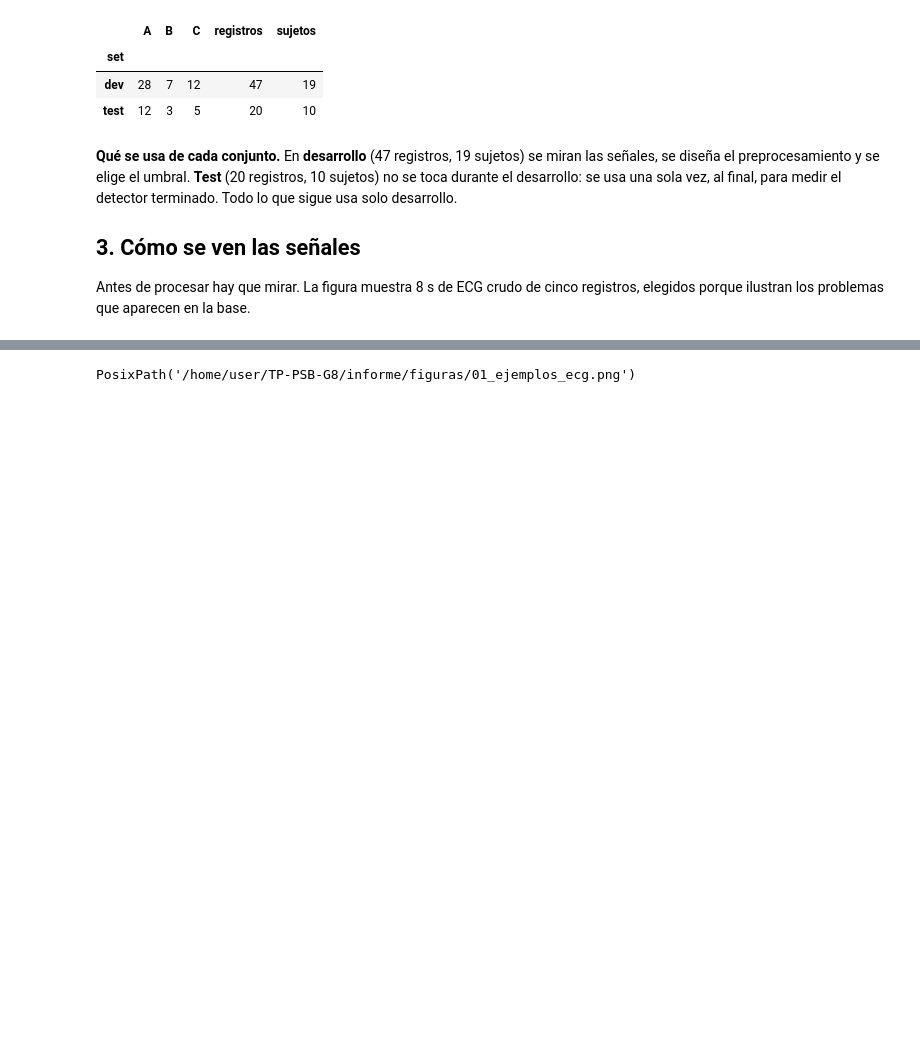
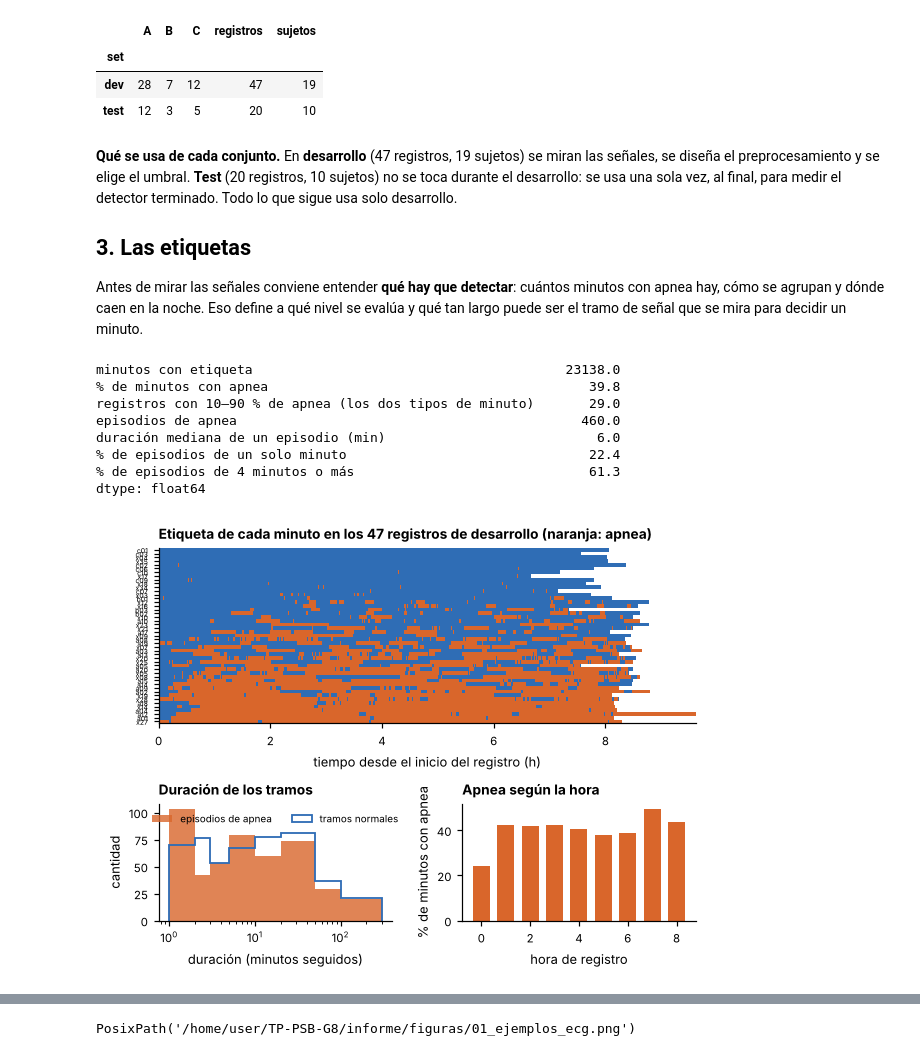
Before and after one commit to afrateitba/PSIB2026Q2-TPS-Grupo08-Frate-Tenca-Weizman, a Jupyter notebook: notebooks/01_base_y_exploracion.ipynb, the cells around one changed output, grey strips where cells are left out. Cells and saved outputs as stored; diff of their text form; code cells hidden in the pictures; blank space fills up the shorter version.

```diff
--- a/notebooks/01_base_y_exploracion.ipynb
+++ b/notebooks/01_base_y_exploracion.ipynb
@@ -116,6 +118,63 @@ La base no identifica a las personas, pero hay registros de la misma persona en
 # %% [markdown]
 **Qué se usa de cada conjunto.** En **desarrollo** (47 registros, 19 sujetos) se miran las señales, se diseña el preprocesamiento y se elige el umbral. **Test** (20 registros, 10 sujetos) no se toca durante el desarrollo: se usa una sola vez, al final, para medir el detector terminado. Todo lo que sigue usa solo desarrollo.
 
-## 3. Cómo se ven las señales
+## 3. Las etiquetas
 
-Antes de procesar hay que mirar. La figura muestra 8 s de ECG crudo de cinco registros, elegidos porque ilustran los problemas que aparecen en la base.
+Antes de mirar las señales conviene entender **qué hay que detectar**: cuántos minutos con apnea hay, cómo se agrupan y dónde caen en la noche. Eso define a qué nivel se evalúa y qué tan largo puede ser el tramo de señal que se mira para decidir un minuto.
+# %%
+etiq = {rec: load_apnea_labels(rec) for rec in DEV}
+orden_rec = sorted(DEV, key=lambda r: (etiq[r][etiq[r] >= 0].mean(), r))
+largo = max(len(v) for v in etiq.values())
+mapa = np.full((len(DEV), largo), np.nan)
+for i, rec in enumerate(orden_rec):
+    v = etiq[rec].astype(float); v[v < 0] = np.nan
+    mapa[i, :len(v)] = v
+
+rachas = {0: [], 1: []}
+for v in etiq.values():
+    v = v[v >= 0]
+    b = np.flatnonzero(np.diff(np.r_[-9, v, -9]) != 0)
+    for a_, e_ in zip(b[:-1], b[1:]):
+        rachas[int(v[a_])].append(e_ - a_)
+por_hora = pd.concat([pd.DataFrame({"hora": np.arange(len(v)) // 60, "apnea": v}) for v in etiq.values()])
+por_hora = por_hora[por_hora.apnea >= 0].groupby("hora").apnea.agg(["mean", "size"])
+por_hora = por_hora[por_hora["size"] >= 300]           # horas con datos de al menos 5 registros
+
+fig = plt.figure(figsize=(ANCHO, 4.4))
+gs = fig.add_gridspec(2, 2, height_ratios=[1.5, 1], hspace=0.55, wspace=0.3)
+ax0 = fig.add_subplot(gs[0, :])
+ax0.imshow(mapa, aspect="auto", interpolation="nearest", extent=[0, largo / 60, len(DEV), 0],
+           cmap=plt.matplotlib.colors.ListedColormap([NORMAL, APNEA]), vmin=0, vmax=1)
+ax0.set_yticks(np.arange(len(DEV)) + 0.5); ax0.set_yticklabels(orden_rec, fontsize=4.5)
+ax0.set(xlabel="tiempo desde el inicio del registro (h)",
+        title="Etiqueta de cada minuto en los 47 registros de desarrollo (naranja: apnea)")
+ax1 = fig.add_subplot(gs[1, 0])
+bins_r = np.r_[1, 2, 3, 5, 10, 20, 50, 100, 300]
+ax1.hist(rachas[1], bins=bins_r, color=APNEA, alpha=0.8, label="episodios de apnea")
+ax1.hist(rachas[0], bins=bins_r, color=NORMAL, histtype="step", lw=1.2, label="tramos normales")
+ax1.set(xscale="log", xlabel="duración (minutos seguidos)", ylabel="cantidad", title="Duración de los tramos")
+ax1.legend(loc="upper center", bbox_to_anchor=(0.5, 1.0), fontsize=6.5, ncol=2)
+ax2 = fig.add_subplot(gs[1, 1])
+ax2.bar(por_hora.index, 100 * por_hora["mean"], color=APNEA, width=0.7)
+ax2.set(xlabel="hora de registro", ylabel="% de minutos con apnea", title="Apnea según la hora")
+save(fig, "01_etiquetas")
+r1 = np.array(rachas[1])
+pd.Series({
+    "minutos con etiqueta": int(sum((v >= 0).sum() for v in etiq.values())),
+    "% de minutos con apnea": round(100 * sum((v == 1).sum() for v in etiq.values()) / sum((v >= 0).sum() for v in etiq.values()), 1),
+    "registros con 10–90 % de apnea (los dos tipos de minuto)": sum(0.1 <= v[v >= 0].mean() <= 0.9 for v in etiq.values()),
+    "episodios de apnea": len(r1),
+    "duración mediana de un episodio (min)": float(np.median(r1)),
+    "% de episodios de un solo minuto": round(100 * np.mean(r1 == 1), 1),
+    "% de episodios de 4 minutos o más": round(100 * np.mean(r1 >= 4), 1),
+})
+# %% [output]
+minutos con etiqueta                                        23138.0
+% de minutos con apnea                                         39.8
+registros con 10–90 % de apnea (los dos tipos de minuto)       29.0
+episodios de apnea                                            460.0
+duración mediana de un episodio (min)                           6.0
+% de episodios de un solo minuto                               22.4
+% de episodios de 4 minutos o más                              61.3
+dtype: float64
+[figure, added]
```
Also changed, not shown: parts of 11 cells of this notebook, 4 other files.
